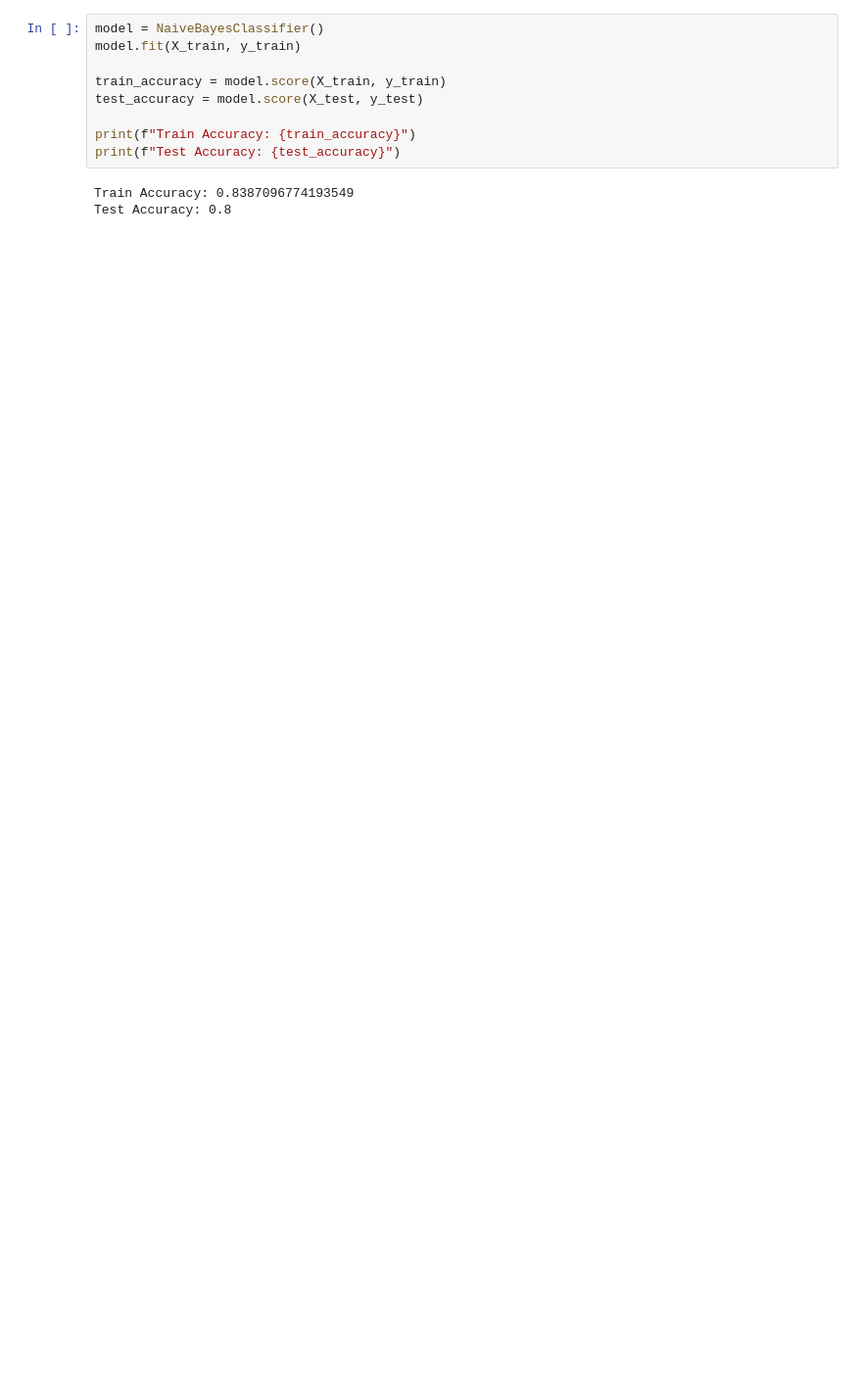
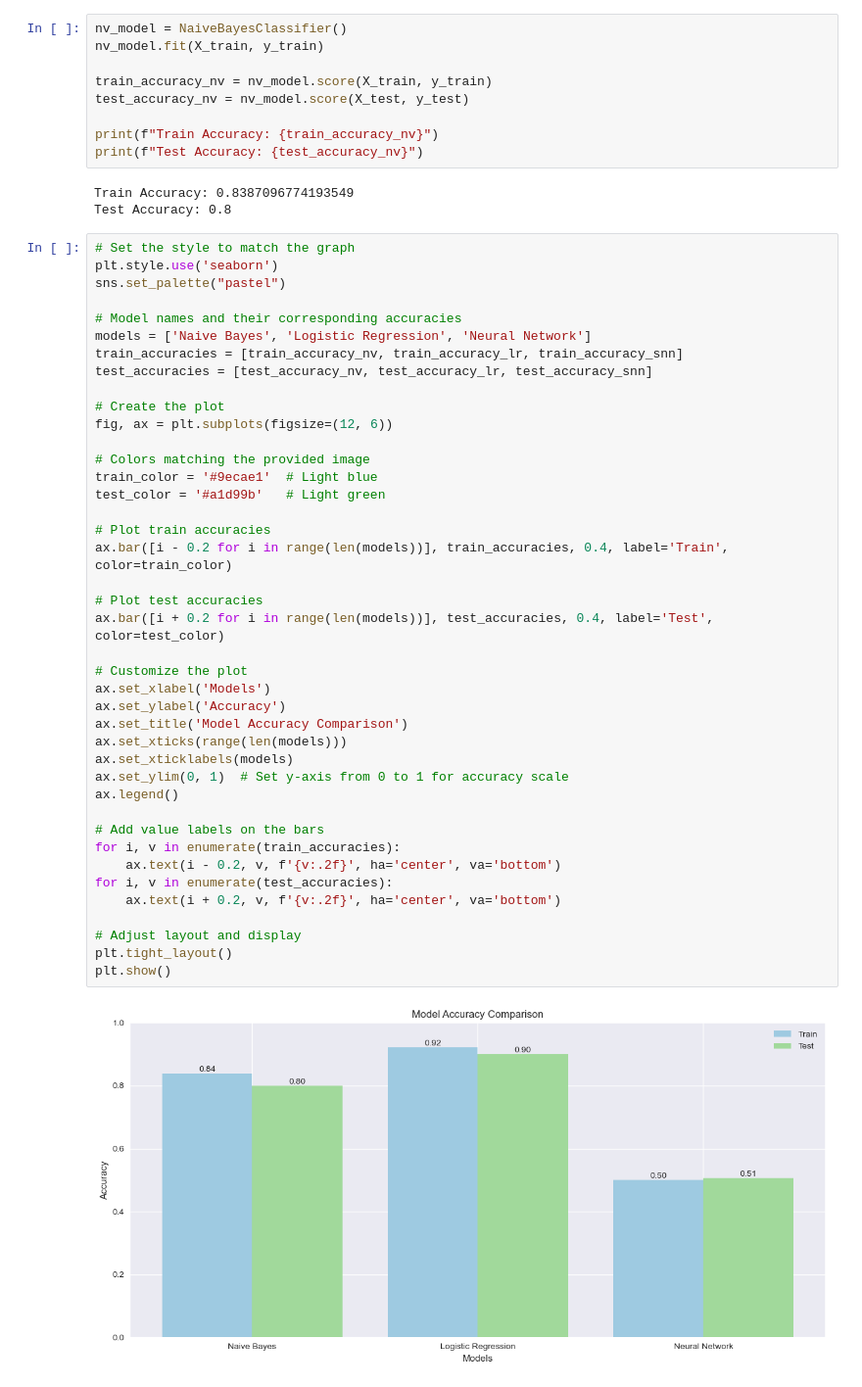
Before and after one commit to AimanxxAnsari/spotify-binary-classification-model, a Jupyter notebook: main-script.ipynb, the cells around one changed output. Shown at 98% size. Drawn from its saved outputs; the diff is of its cells as text; blank space fills up the shorter version.

Commit message:
added model accuracy comparision

```diff
--- a/main-script.ipynb
+++ b/main-script.ipynb
@@ -370,14 +370,57 @@ class NaiveBayesClassifier:
             y = y.values
         return np.mean(self.predict(X) == y)
 # %%
-model = NaiveBayesClassifier()
-model.fit(X_train, y_train)
+nv_model = NaiveBayesClassifier()
+nv_model.fit(X_train, y_train)
 
-train_accuracy = model.score(X_train, y_train)
-test_accuracy = model.score(X_test, y_test)
+train_accuracy_nv = nv_model.score(X_train, y_train)
+test_accuracy_nv = nv_model.score(X_test, y_test)
 
-print(f"Train Accuracy: {train_accuracy}")
-print(f"Test Accuracy: {test_accuracy}")
+print(f"Train Accuracy: {train_accuracy_nv}")
+print(f"Test Accuracy: {test_accuracy_nv}")
 # %% [output]
 Train Accuracy: 0.8387096774193549
 Test Accuracy: 0.8
+# %%
+# Set the style to match the graph
+plt.style.use('seaborn')
+sns.set_palette("pastel")
+
+# Model names and their corresponding accuracies
+models = ['Naive Bayes', 'Logistic Regression', 'Neural Network']
+train_accuracies = [train_accuracy_nv, train_accuracy_lr, train_accuracy_snn]
+test_accuracies = [test_accuracy_nv, test_accuracy_lr, test_accuracy_snn]
+
+# Create the plot
+fig, ax = plt.subplots(figsize=(12, 6))
+
+# Colors matching the provided image
+train_color = '#9ecae1'  # Light blue
+test_color = '#a1d99b'   # Light green
+
+# Plot train accuracies
+ax.bar([i - 0.2 for i in range(len(models))], train_accuracies, 0.4, label='Train', color=train_color)
+
+# Plot test accuracies
+ax.bar([i + 0.2 for i in range(len(models))], test_accuracies, 0.4, label='Test', color=test_color)
+
+# Customize the plot
+ax.set_xlabel('Models')
+ax.set_ylabel('Accuracy')
+ax.set_title('Model Accuracy Comparison')
+ax.set_xticks(range(len(models)))
+ax.set_xticklabels(models)
+ax.set_ylim(0, 1)  # Set y-axis from 0 to 1 for accuracy scale
+ax.legend()
+
+# Add value labels on the bars
+for i, v in enumerate(train_accuracies):
+    ax.text(i - 0.2, v, f'{v:.2f}', ha='center', va='bottom')
+for i, v in enumerate(test_accuracies):
+    ax.text(i + 0.2, v, f'{v:.2f}', ha='center', va='bottom')
+
+# Adjust layout and display
+plt.tight_layout()
+plt.show()
+# %% [output]
+[figure, added]
```
Also changed, not shown: parts of 4 cells of this notebook.
